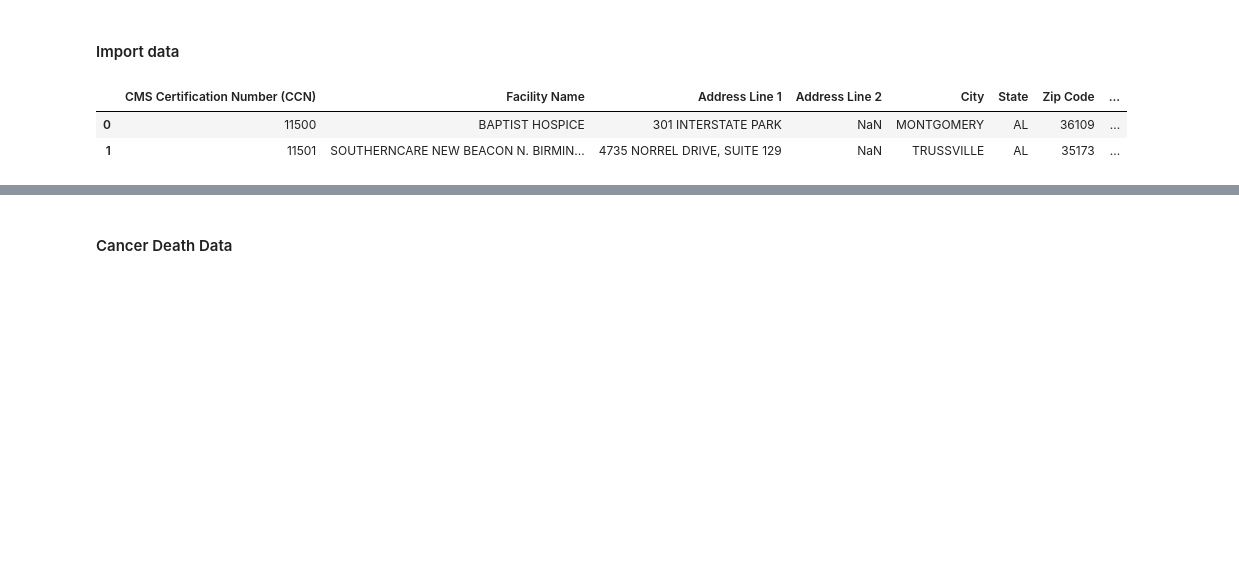
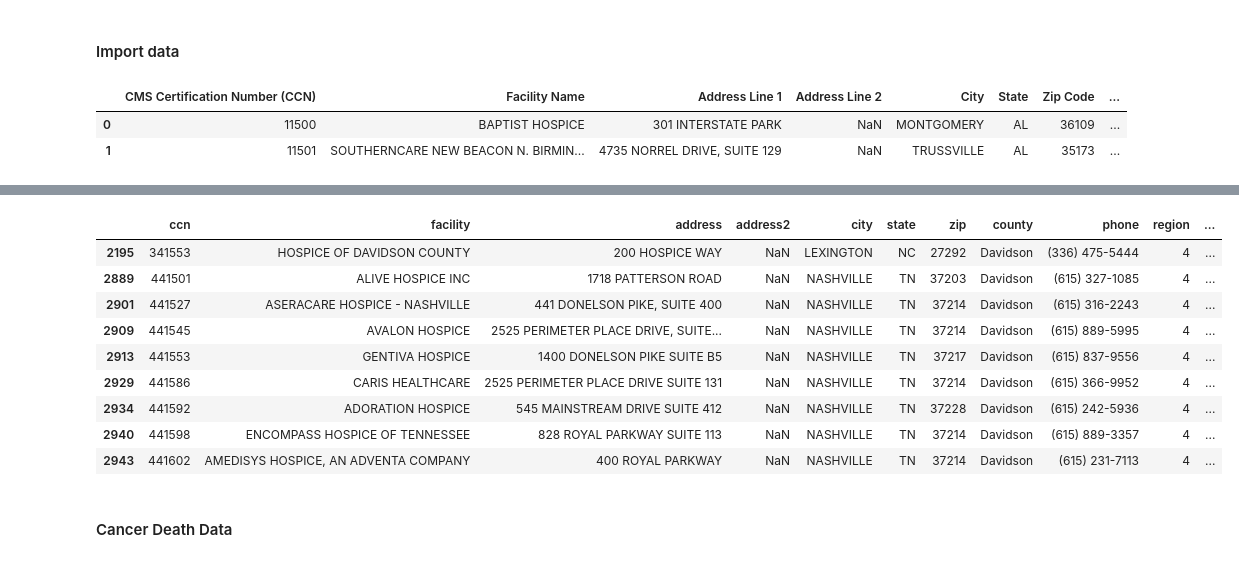
Before and after one commit to Leungam/vanderbilt-aspire-data-essentials, a Jupyter notebook: First_Notebook_data_essentials.ipynb, the cells around one changed output, grey strips where cells are left out. Cells and saved outputs as stored; diff of their text form; code cells hidden in the pictures; blank space fills up the shorter version.

```diff
--- a/First_Notebook_data_essentials.ipynb
+++ b/First_Notebook_data_essentials.ipynb
@@ -62,3 +52,16 @@ hospice_df.shape
+# %%
+hospice_df.loc[hospice_df.county=="Davidson"]
+# %% [output]
+|  | ccn | facility | address | address2 | city | state | zip | county | phone | region | ... |
+| 2195 | 341553 | HOSPICE OF DAVIDSON COUNTY | 200 HOSPICE WAY | NaN | LEXINGTON | NC | 27292 | Davidson | (336) 475-5444 | 4 | ... |
+| 2889 | 441501 | ALIVE HOSPICE INC | 1718 PATTERSON ROAD | NaN | NASHVILLE | TN | 37203 | Davidson | (615) 327-1085 | 4 | ... |
+| 2901 | 441527 | ASERACARE HOSPICE - NASHVILLE | 441 DONELSON PIKE, SUITE 400 | NaN | NASHVILLE | TN | 37214 | Davidson | (615) 316-2243 | 4 | ... |
+| 2909 | 441545 | AVALON HOSPICE | 2525 PERIMETER PLACE DRIVE, SUITE... | NaN | NASHVILLE | TN | 37214 | Davidson | (615) 889-5995 | 4 | ... |
+| 2913 | 441553 | GENTIVA HOSPICE | 1400 DONELSON PIKE SUITE B5 | NaN | NASHVILLE | TN | 37217 | Davidson | (615) 837-9556 | 4 | ... |
+| 2929 | 441586 | CARIS HEALTHCARE | 2525 PERIMETER PLACE DRIVE SUITE 131 | NaN | NASHVILLE | TN | 37214 | Davidson | (615) 366-9952 | 4 | ... |
+| 2934 | 441592 | ADORATION HOSPICE | 545 MAINSTREAM DRIVE SUITE 412 | NaN | NASHVILLE | TN | 37228 | Davidson | (615) 242-5936 | 4 | ... |
+| 2940 | 441598 | ENCOMPASS HOSPICE OF TENNESSEE | 828 ROYAL PARKWAY SUITE 113 | NaN | NASHVILLE | TN | 37214 | Davidson | (615) 889-3357 | 4 | ... |
+| 2943 | 441602 | AMEDISYS HOSPICE, AN ADVENTA COMPANY | 400 ROYAL PARKWAY | NaN | NASHVILLE | TN | 37214 | Davidson | (615) 231-7113 | 4 | ... |
 # %% [markdown]
 #### Cancer Death Data
 # %%
```
Also changed, not shown: parts of 34 cells of this notebook.
